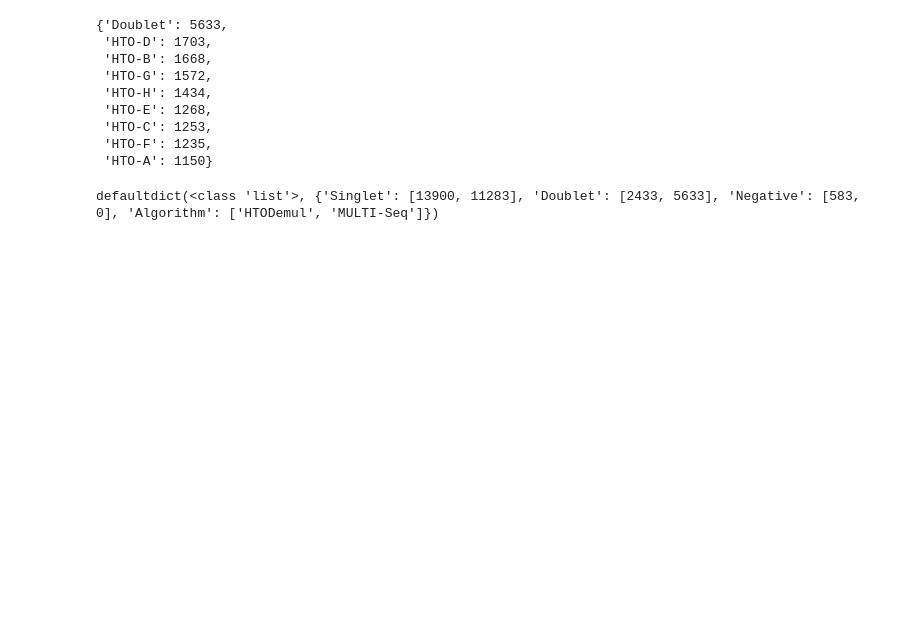
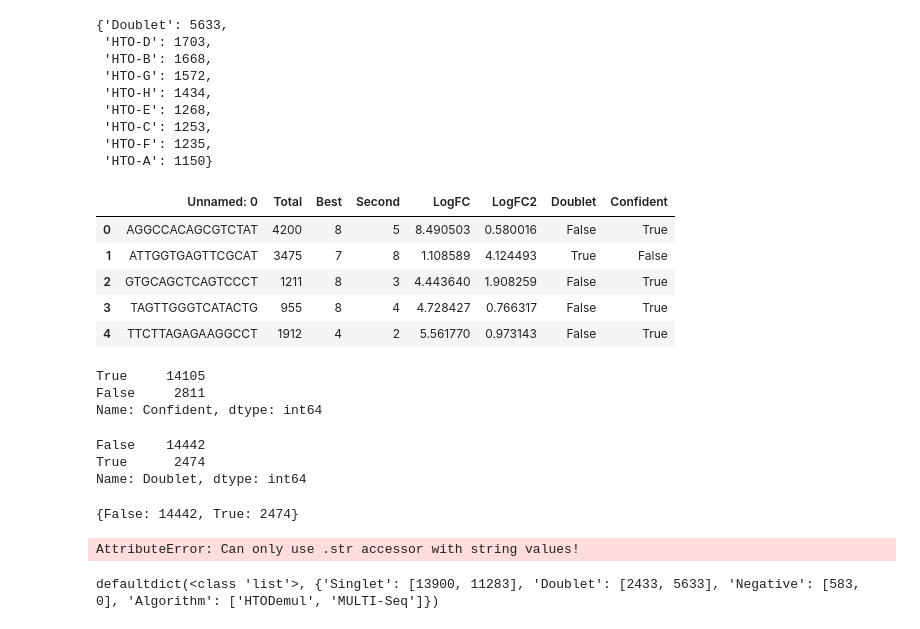
Before and after one commit to mari-ga/htoDemux-pipeline, a Jupyter notebook: Python/Results Visualisation.ipynb, the cells around one changed output. Cells and saved outputs as stored; diff of their text form; code cells hidden in the pictures; blank space fills up the shorter version.

```diff
--- a/Python/Results Visualisation.ipynb
+++ b/Python/Results Visualisation.ipynb
@@ -87,3 +87,13 @@ multiseq_dict['Doublet'] = multiseq_res_dict['Doublet']
 multiseq_dict['Negative'] = 0
 # %%
 multiseq_dict['Algorithm'] = "MULTI-Seq"
+# %%
+hashed_drops = pd.read_csv('/Users/mylenemarianagonzalesandre/Development/Bachelor-Thesis/demultiplex-pipeline/results/HD_results.csv')
+hashed_drops.head()
+# %% [output]
+|  | Unnamed: 0 | Total | Best | Second | LogFC | LogFC2 | Doublet | Confident |
+| 0 | AGGCCACAGCGTCTAT | 4200 | 8 | 5 | 8.490503 | 0.580016 | False | True |
+| 1 | ATTGGTGAGTTCGCAT | 3475 | 7 | 8 | 1.108589 | 4.124493 | True | False |
+| 2 | GTGCAGCTCAGTCCCT | 1211 | 8 | 3 | 4.443640 | 1.908259 | False | True |
+| 3 | TAGTTGGGTCATACTG | 955 | 8 | 4 | 4.728427 | 0.766317 | False | True |
+| 4 | TTCTTAGAGAAGGCCT | 1912 | 4 | 2 | 5.561770 | 0.973143 | False | True |
@@ -90,3 +107,25 @@ multiseq_dict['Algorithm'] = "MULTI-Seq"
+# %%
+drops_count_singlets
+# %% [output]
+True     14105
+False     2811
+Name: Confident, dtype: int64
+# %%
+drops_count_doublets
+# %% [output]
+False    14442
+True      2474
+Name: Doublet, dtype: int64
+# %%
+drops_count_singlets.to_dict()
+drops_count_doublets.to_dict()
+# %% [output]
+{False: 14442, True: 2474}
+# %%
+total_objects = hashed_drops['Doublet'].str.len()
+total_objects
+# %% [output]
+AttributeError: Can only use .str accessor with string values!
 # %%
 dd = defaultdict(list)
 for d in (htoDemul_dict, multiseq_dict): # you can list as many input dicts as you want here
```
Also changed, not shown: parts of 1 cell of this notebook, 31 other files.
